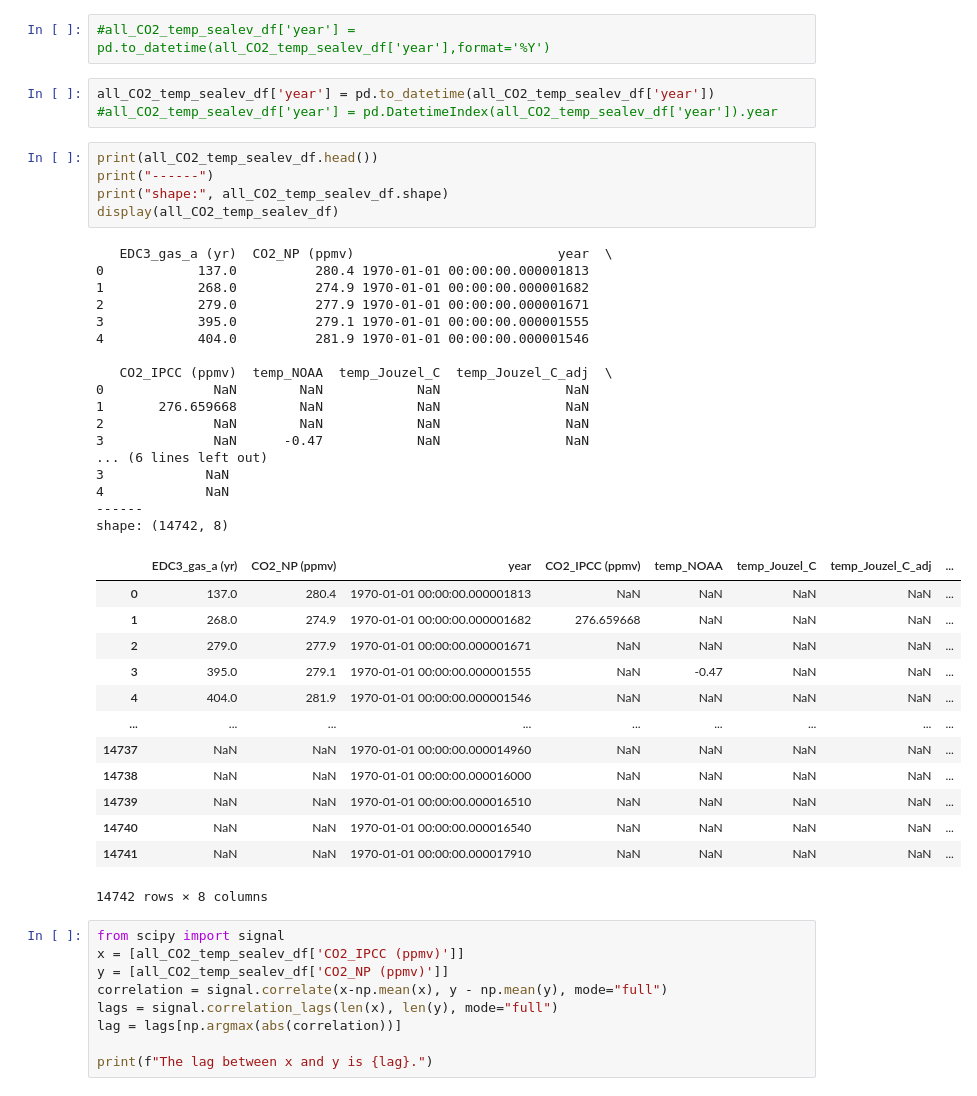
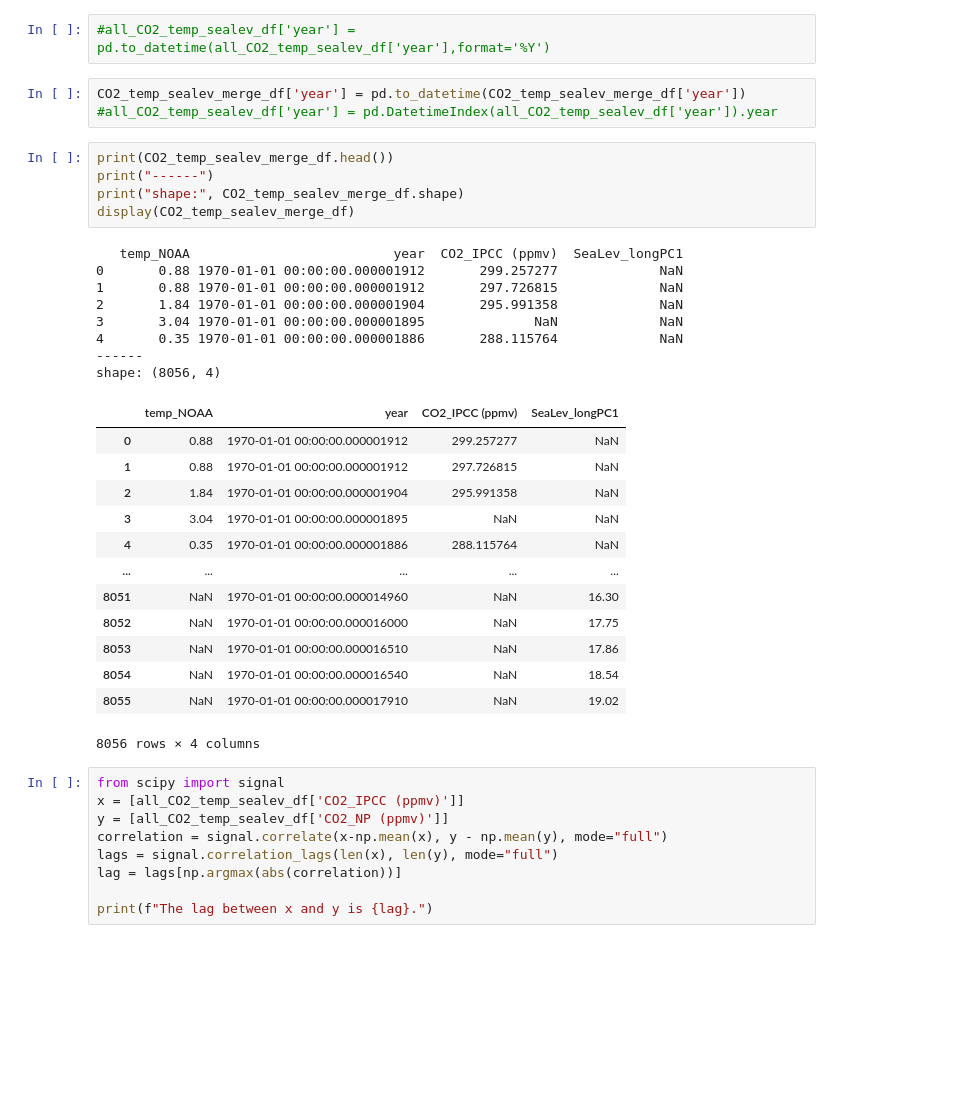
Before and after one commit to OlgaKnut/Programming-for-Data-Analysis-Project-2, a Jupyter notebook: pfda_project_2.ipynb, the cells around one changed output. Cells and saved outputs as stored; diff of their text form; blank space fills up the shorter version.

```diff
--- a/pfda_project_2.ipynb
+++ b/pfda_project_2.ipynb
@@ -629,44 +643,35 @@ plt.show()
 # %%
 #all_CO2_temp_sealev_df['year'] = pd.to_datetime(all_CO2_temp_sealev_df['year'],format='%Y')
 # %%
-all_CO2_temp_sealev_df['year'] = pd.to_datetime(all_CO2_temp_sealev_df['year'])
+CO2_temp_sealev_merge_df['year'] = pd.to_datetime(CO2_temp_sealev_merge_df['year'])
 #all_CO2_temp_sealev_df['year'] = pd.DatetimeIndex(all_CO2_temp_sealev_df['year']).year
 # %%
-print(all_CO2_temp_sealev_df.head())
+print(CO2_temp_sealev_merge_df.head())
 print("------")
-print("shape:", all_CO2_temp_sealev_df.shape)
-display(all_CO2_temp_sealev_df)
+print("shape:", CO2_temp_sealev_merge_df.shape)
+display(CO2_temp_sealev_merge_df)
 # %% [output]
-   EDC3_gas_a (yr)  CO2_NP (ppmv)                          year  \
-0            137.0          280.4 1970-01-01 00:00:00.000001813
-1            268.0          274.9 1970-01-01 00:00:00.000001682
-2            279.0          277.9 1970-01-01 00:00:00.000001671
-3            395.0          279.1 1970-01-01 00:00:00.000001555
-4            404.0          281.9 1970-01-01 00:00:00.000001546
-
-   CO2_IPCC (ppmv)  temp_NOAA  temp_Jouzel_C  temp_Jouzel_C_adj  \
-0              NaN        NaN            NaN                NaN
-1       276.659668        NaN            NaN                NaN
-2              NaN        NaN            NaN                NaN
-3              NaN      -0.47            NaN                NaN
-... (6 lines left out)
-3             NaN
-4             NaN
+   temp_NOAA                          year  CO2_IPCC (ppmv)  SeaLev_longPC1
+0       0.88 1970-01-01 00:00:00.000001912       299.257277             NaN
+1       0.88 1970-01-01 00:00:00.000001912       297.726815             NaN
+2       1.84 1970-01-01 00:00:00.000001904       295.991358             NaN
+3       3.04 1970-01-01 00:00:00.000001895              NaN             NaN
+4       0.35 1970-01-01 00:00:00.000001886       288.115764             NaN
 ------
-shape: (14742, 8)
+shape: (8056, 4)
-|  | EDC3_gas_a (yr) | CO2_NP (ppmv) | year | CO2_IPCC (ppmv) | temp_NOAA | temp_Jouzel_C | temp_Jouzel_C_adj | ... |
-| 0 | 137.0 | 280.4 | 1970-01-01 00:00:00.000001813 | NaN | NaN | NaN | NaN | ... |
-| 1 | 268.0 | 274.9 | 1970-01-01 00:00:00.000001682 | 276.659668 | NaN | NaN | NaN | ... |
-| 2 | 279.0 | 277.9 | 1970-01-01 00:00:00.000001671 | NaN | NaN | NaN | NaN | ... |
-| 3 | 395.0 | 279.1 | 1970-01-01 00:00:00.000001555 | NaN | -0.47 | NaN | NaN | ... |
-| 4 | 404.0 | 281.9 | 1970-01-01 00:00:00.000001546 | NaN | NaN | NaN | NaN | ... |
-| ... | ... | ... | ... | ... | ... | ... | ... | ... |
-| 14737 | NaN | NaN | 1970-01-01 00:00:00.000014960 | NaN | NaN | NaN | NaN | ... |
-| 14738 | NaN | NaN | 1970-01-01 00:00:00.000016000 | NaN | NaN | NaN | NaN | ... |
-| 14739 | NaN | NaN | 1970-01-01 00:00:00.000016510 | NaN | NaN | NaN | NaN | ... |
-| 14740 | NaN | NaN | 1970-01-01 00:00:00.000016540 | NaN | NaN | NaN | NaN | ... |
-| 14741 | NaN | NaN | 1970-01-01 00:00:00.000017910 | NaN | NaN | NaN | NaN | ... |
+|  | temp_NOAA | year | CO2_IPCC (ppmv) | SeaLev_longPC1 |
+| 0 | 0.88 | 1970-01-01 00:00:00.000001912 | 299.257277 | NaN |
+| 1 | 0.88 | 1970-01-01 00:00:00.000001912 | 297.726815 | NaN |
+| 2 | 1.84 | 1970-01-01 00:00:00.000001904 | 295.991358 | NaN |
+| 3 | 3.04 | 1970-01-01 00:00:00.000001895 | NaN | NaN |
+| 4 | 0.35 | 1970-01-01 00:00:00.000001886 | 288.115764 | NaN |
+| ... | ... | ... | ... | ... |
+| 8051 | NaN | 1970-01-01 00:00:00.000014960 | NaN | 16.30 |
+| 8052 | NaN | 1970-01-01 00:00:00.000016000 | NaN | 17.75 |
+| 8053 | NaN | 1970-01-01 00:00:00.000016510 | NaN | 17.86 |
+| 8054 | NaN | 1970-01-01 00:00:00.000016540 | NaN | 18.54 |
+| 8055 | NaN | 1970-01-01 00:00:00.000017910 | NaN | 19.02 |
-14742 rows × 8 columns
+8056 rows × 4 columns
 # %%
 from scipy import signal
 x = [all_CO2_temp_sealev_df['CO2_IPCC (ppmv)']]
```
Also changed, not shown: parts of 20 cells of this notebook.
